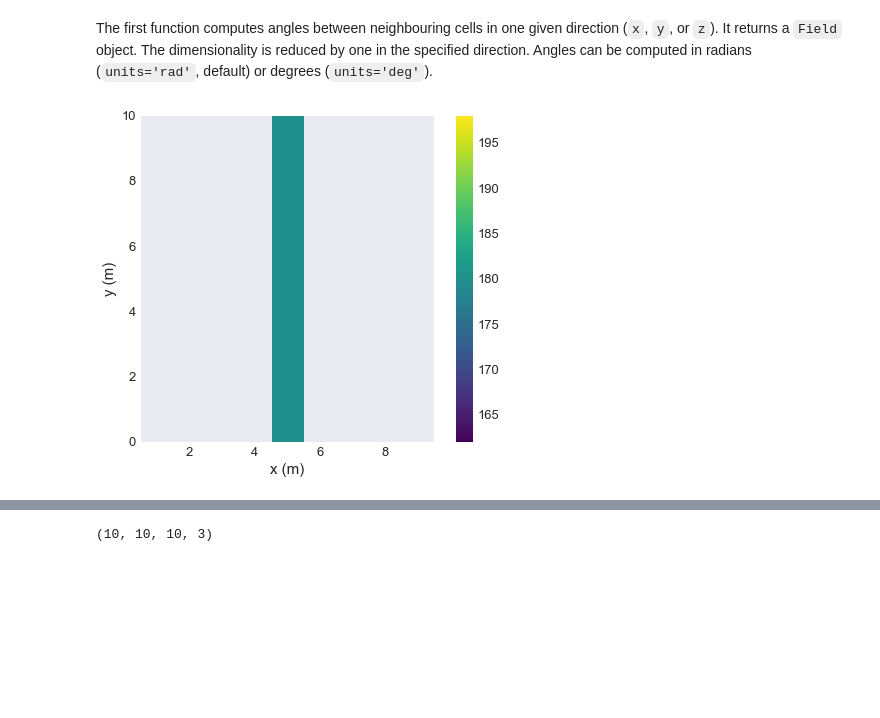
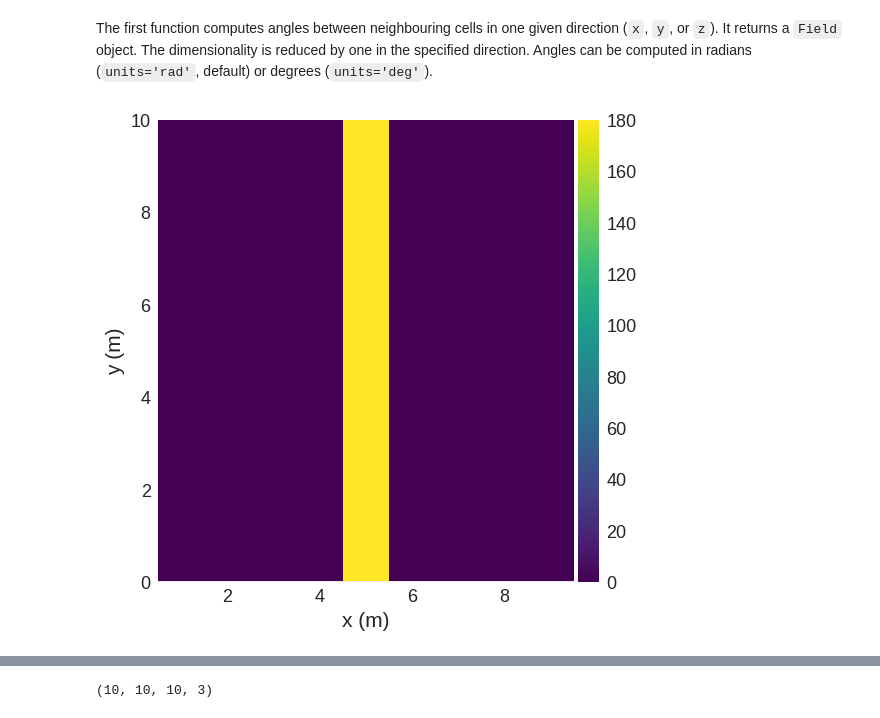
Before and after one commit to ubermag/discretisedfield, a Jupyter notebook: docs/field-tools.ipynb, the cells around one changed output, grey strips where cells are left out. Cells and saved outputs as stored; diff of their text form; code cells hidden in the pictures; blank space fills up the shorter version.

```diff
--- a/docs/field-tools.ipynb
+++ b/docs/field-tools.ipynb
@@ -81,6 +81,6 @@ def init_value(p):
         return (0, 0, -1)
 
 
-field = df.Field(mesh, dim=3, value=init_value)
-field.plane("z").z.mpl()
+field = df.Field(mesh, nvdim=3, value=init_value)
+field.sel("z").z.mpl()
 # %% [output]
@@ -88,8 +88,8 @@ field.plane("z").z.mpl()
 # %% [markdown]
 The first function computes angles between neighbouring cells in one given direction (``x``, ``y``, or ``z``). It returns a ``Field`` object. The dimensionality is reduced by one in the specified direction. Angles can be computed in radians (``units='rad'``, default) or degrees (``units='deg'``).
 # %%
-angles_x = dft.neigbouring_cell_angle(field, direction="x", units="deg")
-angles_x.plane("z").mpl()
+angles_x = df.tools.neigbouring_cell_angle(field, direction="x", units="deg")
+angles_x.sel("z").mpl()
 # %% [output]
-[figure, old version]
+[figure, new version]
 # %%
```
Also changed, not shown: parts of 12 cells of this notebook.
